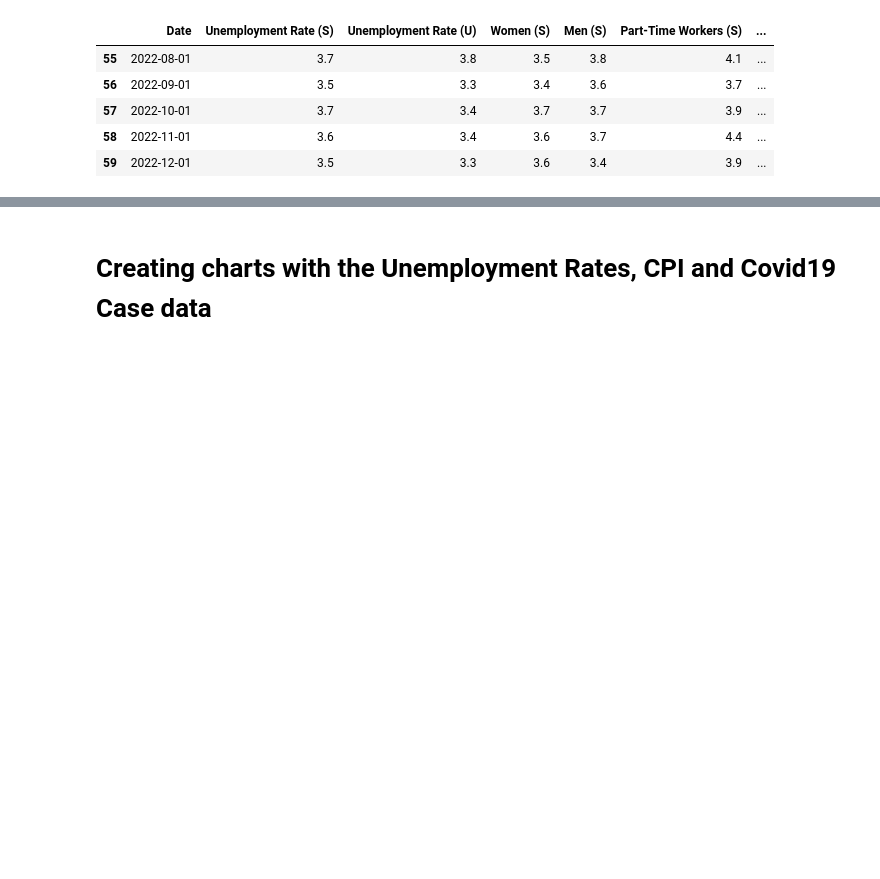
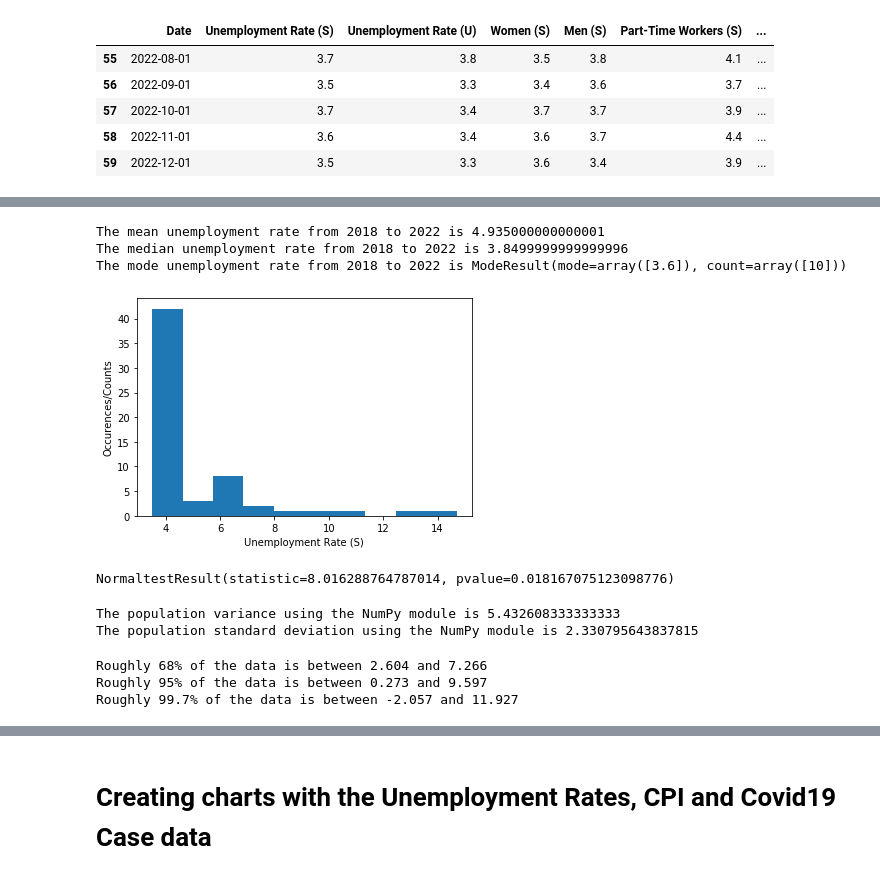
Before and after one commit to angelanarag/Project_1, a Jupyter notebook: code/Unemployment_Analysis_Angela.ipynb, the cells around one changed output, grey strips where cells are left out. Drawn from its saved outputs; the diff is of its cells as text; code cells hidden in the pictures; blank space fills up the shorter version.

Commit message:
Update Angela's code and created new output image

```diff
--- a/code/Unemployment_Analysis_Angela.ipynb
+++ b/code/Unemployment_Analysis_Angela.ipynb
@@ -135,0 +142,44 @@ merged_df.tail()
+# %%
+
+# Demonstrate calculating measures of central tendency
+mean_numpy = np.mean(merged_df['Unemployment Rate (S)'])
+print(f"The mean unemployment rate from 2018 to 2022 is {mean_numpy}")
+
+median_numpy = np.median(merged_df['Unemployment Rate (S)'])
+print(f"The median unemployment rate from 2018 to 2022 is {median_numpy}")
+
+mode_scipy = st.mode(merged_df['Unemployment Rate (S)'])
+print(f"The mode unemployment rate from 2018 to 2022 is {mode_scipy}")
+# %% [output]
+The mean unemployment rate from 2018 to 2022 is 4.935000000000001
+The median unemployment rate from 2018 to 2022 is 3.8499999999999996
+The mode unemployment rate from 2018 to 2022 is ModeResult(mode=array([3.6]), count=array([10]))
+# %%
+# Characterize the data set using matplotlib and stats.normaltest
+plt.hist(merged_df['Unemployment Rate (S)'])
+plt.xlabel('Unemployment Rate (S)')
+plt.ylabel('Occurences/Counts')
+plt.show()
+print(st.normaltest(merged_df['Unemployment Rate (S)'].sample(25)))
+# %% [output]
+[figure, added]
+NormaltestResult(statistic=8.016288764787014, pvalue=0.018167075123098776)
+# %%
+# Demonstrate calculating the variance and standard deviation using the different modules
+var_numpy = np.var(merged_df['Unemployment Rate (S)'],ddof = 0)
+print(f"The population variance using the NumPy module is {var_numpy}")
+
+sd_numpy = np.std(merged_df['Unemployment Rate (S)'],ddof = 0)
+print(f"The population standard deviation using the NumPy module is {sd_numpy}")
+# %% [output]
+The population variance using the NumPy module is 5.432608333333333
+The population standard deviation using the NumPy module is 2.330795643837815
+# %%
+# Calculate the 68-95-99.7 rule using the standard deviation
+print(f"Roughly 68% of the data is between {round(mean_numpy-sd_numpy,3)} and {round(mean_numpy+sd_numpy,3)}")
+print(f"Roughly 95% of the data is between {round(mean_numpy-2*sd_numpy,3)} and {round(mean_numpy+2*sd_numpy,3)}")
+print(f"Roughly 99.7% of the data is between {round(mean_numpy-3*sd_numpy,3)} and {round(mean_numpy+3*sd_numpy,3)}")
+# %% [output]
+Roughly 68% of the data is between 2.604 and 7.266
+Roughly 95% of the data is between 0.273 and 9.597
+Roughly 99.7% of the data is between -2.057 and 11.927
```
Also changed, not shown: parts of 13 cells of this notebook, 1 other file.
